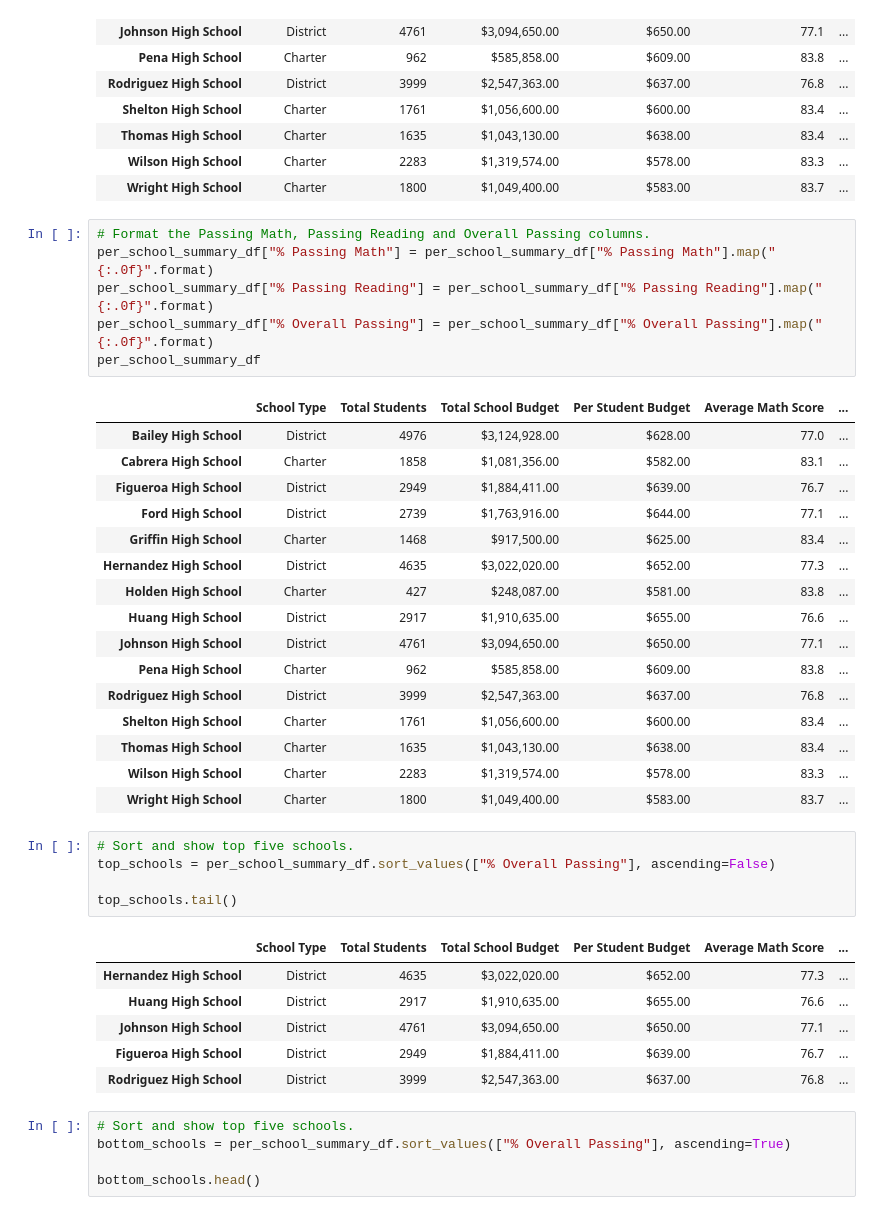
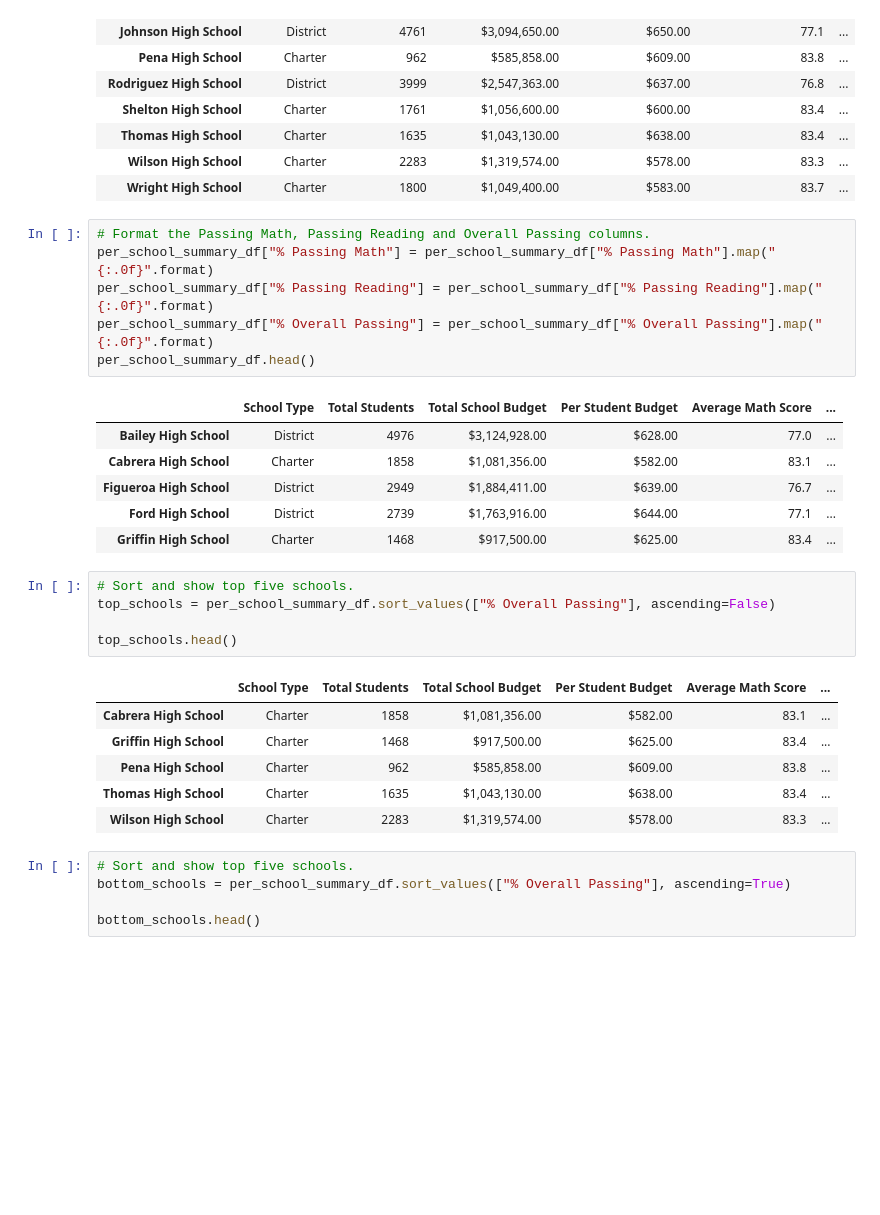
Before and after one commit to yashodhan1202/School_District_Analysis, a Jupyter notebook: PyCitySchools.ipynb, the cells around one changed output. Drawn from its saved outputs; the diff is of its cells as text; blank space fills up the shorter version.

```diff
--- a/PyCitySchools.ipynb
+++ b/PyCitySchools.ipynb
@@ -810,38 +810,28 @@ per_school_summary_df
 # %%
 # Format the Passing Math, Passing Reading and Overall Passing columns.
 per_school_summary_df["% Passing Math"] = per_school_summary_df["% Passing Math"].map("{:.0f}".format)
 per_school_summary_df["% Passing Reading"] = per_school_summary_df["% Passing Reading"].map("{:.0f}".format)
 per_school_summary_df["% Overall Passing"] = per_school_summary_df["% Overall Passing"].map("{:.0f}".format)
-per_school_summary_df
+per_school_summary_df.head()
 # %% [output]
 |  | School Type | Total Students | Total School Budget | Per Student Budget | Average Math Score | ... |
 | Bailey High School | District | 4976 | $3,124,928.00 | $628.00 | 77.0 | ... |
 | Cabrera High School | Charter | 1858 | $1,081,356.00 | $582.00 | 83.1 | ... |
 | Figueroa High School | District | 2949 | $1,884,411.00 | $639.00 | 76.7 | ... |
 | Ford High School | District | 2739 | $1,763,916.00 | $644.00 | 77.1 | ... |
 | Griffin High School | Charter | 1468 | $917,500.00 | $625.00 | 83.4 | ... |
-| Hernandez High School | District | 4635 | $3,022,020.00 | $652.00 | 77.3 | ... |
-| Holden High School | Charter | 427 | $248,087.00 | $581.00 | 83.8 | ... |
-| Huang High School | District | 2917 | $1,910,635.00 | $655.00 | 76.6 | ... |
-| Johnson High School | District | 4761 | $3,094,650.00 | $650.00 | 77.1 | ... |
-| Pena High School | Charter | 962 | $585,858.00 | $609.00 | 83.8 | ... |
-| Rodriguez High School | District | 3999 | $2,547,363.00 | $637.00 | 76.8 | ... |
-| Shelton High School | Charter | 1761 | $1,056,600.00 | $600.00 | 83.4 | ... |
-| Thomas High School | Charter | 1635 | $1,043,130.00 | $638.00 | 83.4 | ... |
-| Wilson High School | Charter | 2283 | $1,319,574.00 | $578.00 | 83.3 | ... |
-| Wright High School | Charter | 1800 | $1,049,400.00 | $583.00 | 83.7 | ... |
 # %%
 # Sort and show top five schools.
 top_schools = per_school_summary_df.sort_values(["% Overall Passing"], ascending=False)
 
-top_schools.tail()
+top_schools.head()
 # %% [output]
 |  | School Type | Total Students | Total School Budget | Per Student Budget | Average Math Score | ... |
-| Hernandez High School | District | 4635 | $3,022,020.00 | $652.00 | 77.3 | ... |
-| Huang High School | District | 2917 | $1,910,635.00 | $655.00 | 76.6 | ... |
-| Johnson High School | District | 4761 | $3,094,650.00 | $650.00 | 77.1 | ... |
-| Figueroa High School | District | 2949 | $1,884,411.00 | $639.00 | 76.7 | ... |
-| Rodriguez High School | District | 3999 | $2,547,363.00 | $637.00 | 76.8 | ... |
+| Cabrera High School | Charter | 1858 | $1,081,356.00 | $582.00 | 83.1 | ... |
+| Griffin High School | Charter | 1468 | $917,500.00 | $625.00 | 83.4 | ... |
+| Pena High School | Charter | 962 | $585,858.00 | $609.00 | 83.8 | ... |
+| Thomas High School | Charter | 1635 | $1,043,130.00 | $638.00 | 83.4 | ... |
+| Wilson High School | Charter | 2283 | $1,319,574.00 | $578.00 | 83.3 | ... |
 # %%
 # Sort and show top five schools.
 bottom_schools = per_school_summary_df.sort_values(["% Overall Passing"], ascending=True)
```
Also changed, not shown: parts of 7 cells of this notebook.
